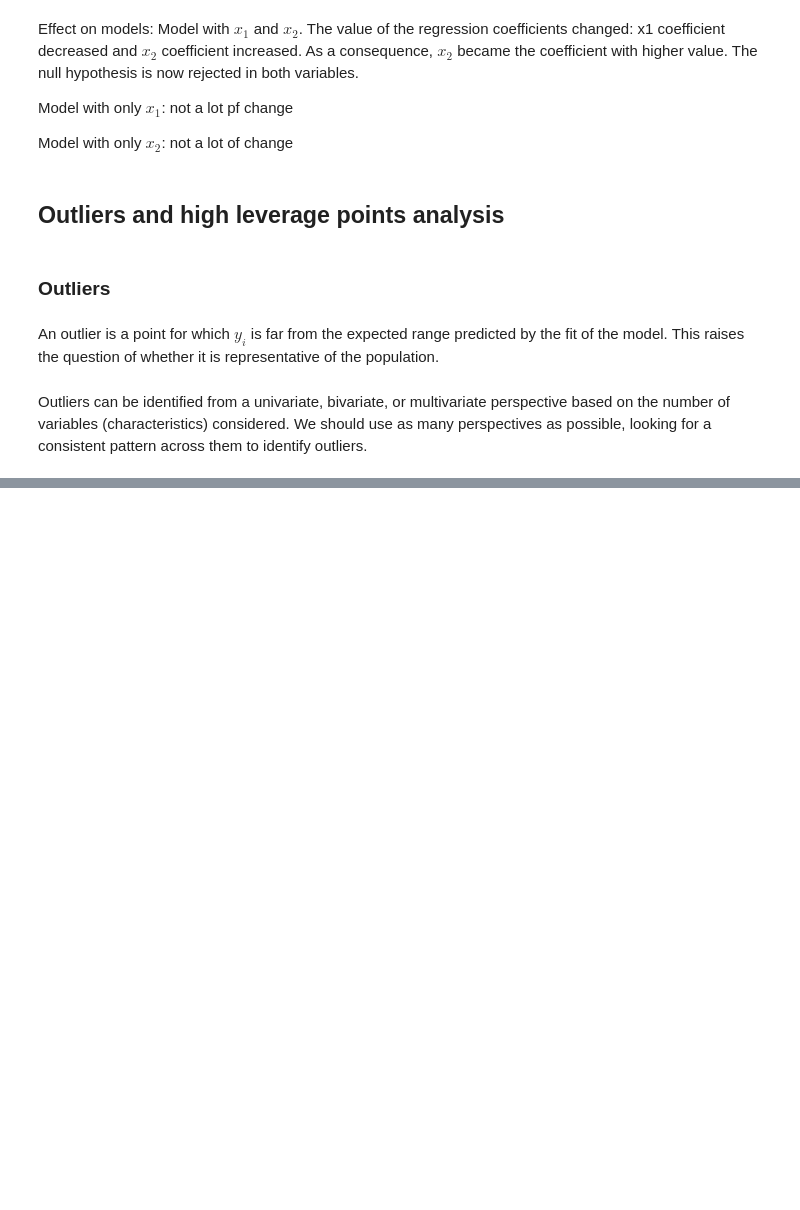
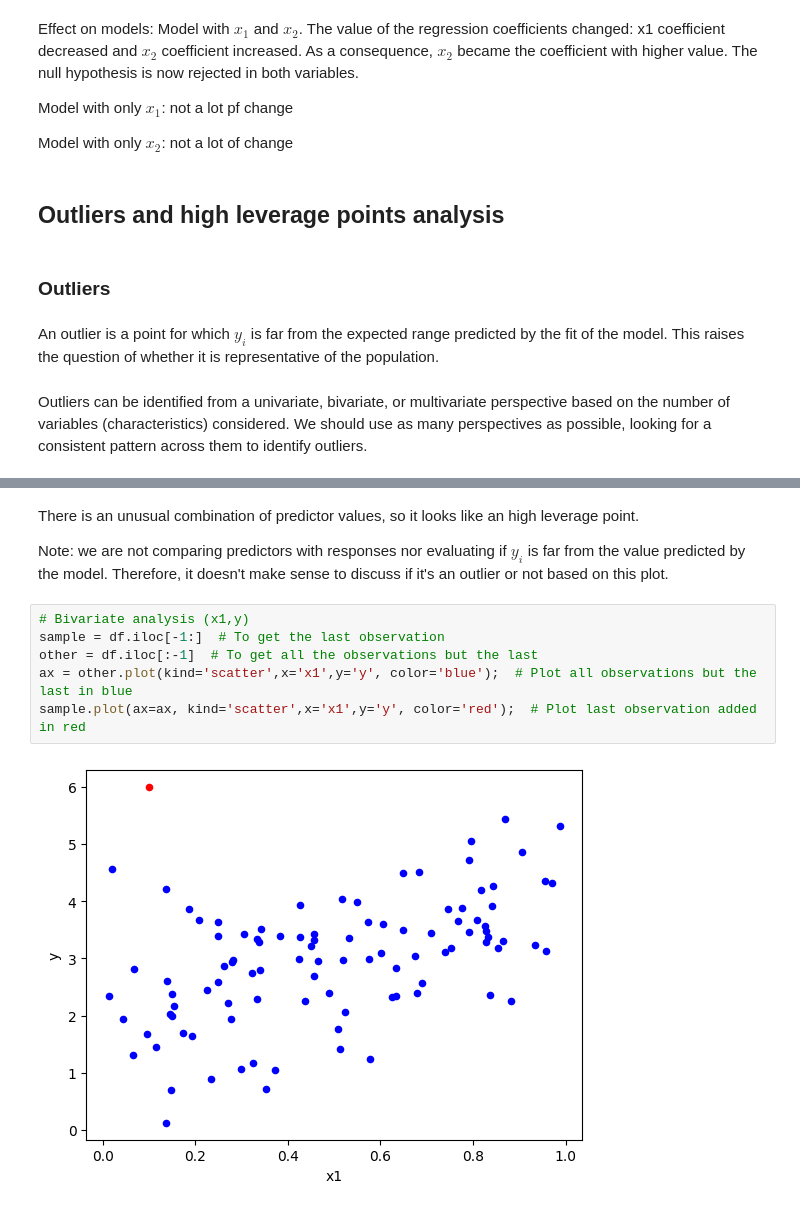
Before and after one commit to MaxBiber/statistics, a Jupyter notebook: collinearity.ipynb, the cells around one changed output, grey strips where cells are left out. Drawn from its saved outputs; the diff is of its cells as text; blank space fills up the shorter version.

```diff
--- a/collinearity.ipynb
+++ b/collinearity.ipynb
@@ -258,0 +279,13 @@ Outliers can be identified from a univariate, bivariate, or multivariate perspec
+# %% [markdown]
+There is an unusual combination of predictor values, so it looks like an high leverage point.
+
+Note: we are not comparing predictors with responses nor evaluating if $y_i$
+is far from the value predicted by the model. Therefore, it doesn't make sense to discuss if it's an outlier or not based on this plot.
+# %%
+# Bivariate analysis (x1,y)
+sample = df.iloc[-1:]  # To get the last observation
+other = df.iloc[:-1]  # To get all the observations but the last
+ax = other.plot(kind='scatter',x='x1',y='y', color='blue');  # Plot all observations but the last in blue
+sample.plot(ax=ax, kind='scatter',x='x1',y='y', color='red');  # Plot last observation added in red
+# %% [output]
+[figure, added]
```
Also changed, not shown: parts of 7 cells of this notebook.
